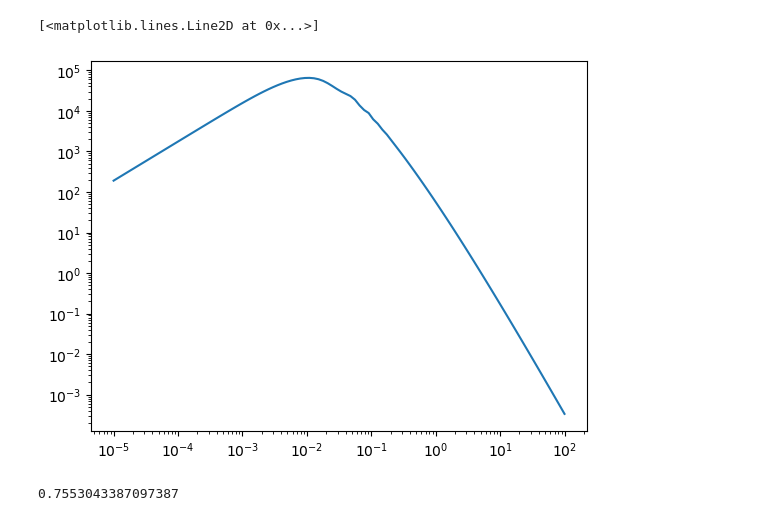
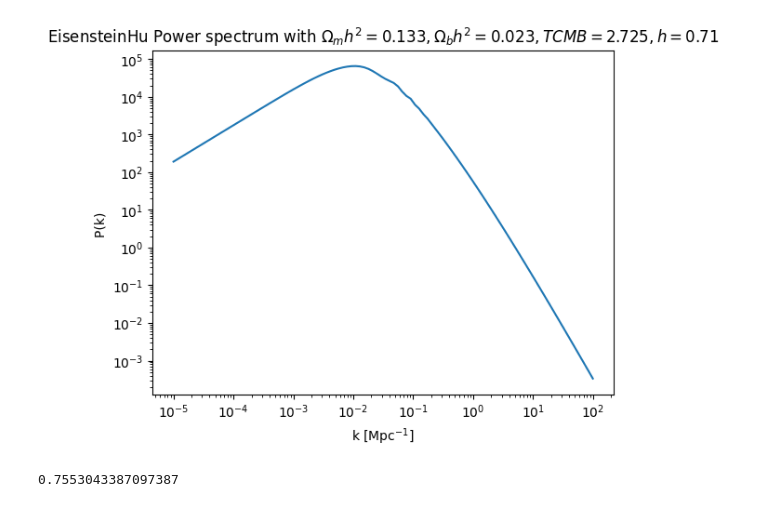
Before and after one commit to john1256/KASI_Ms, a Jupyter notebook: 2025/Field_research_2/Powerspec_devel.ipynb, the cells around one changed output. Cells and saved outputs as stored; diff of their text form; code cells hidden in the pictures.

```diff
--- a/2025/Field_research_2/Powerspec_devel.ipynb
+++ b/2025/Field_research_2/Powerspec_devel.ipynb
@@ -189,10 +69,14 @@ plt.show()
 # %%
 karr2 = np.logspace(-5,2,100)
 ps = pars2.Power_spectrum_0(karr2)
 plt.loglog(karr2, ps)
+plt.xlabel('k [Mpc$^{-1}$]')
+plt.ylabel('P(k) ')
+plt.title(rf'EisensteinHu Power spectrum with $\Omega_mh^2 = {pars2.om0h2:.3f}, \Omega_bh^2 = {pars2.ombh2:.3f}, TCMB = {pars2.TCMB:.3f}, h = {pars2.h:.2f}$')
+plt.savefig('./figs/EH_Power_spectrum.png', dpi=300, bbox_inches='tight')
+plt.show()
 # %% [output]
-[<matplotlib.lines.Line2D at 0x...>]
-[figure, old version]
+[figure, new version]
 # %%
 pars2.Sigma_R(8)
 # %% [output]
```
Also changed, not shown: parts of 8 cells of this notebook, 5 other files.
